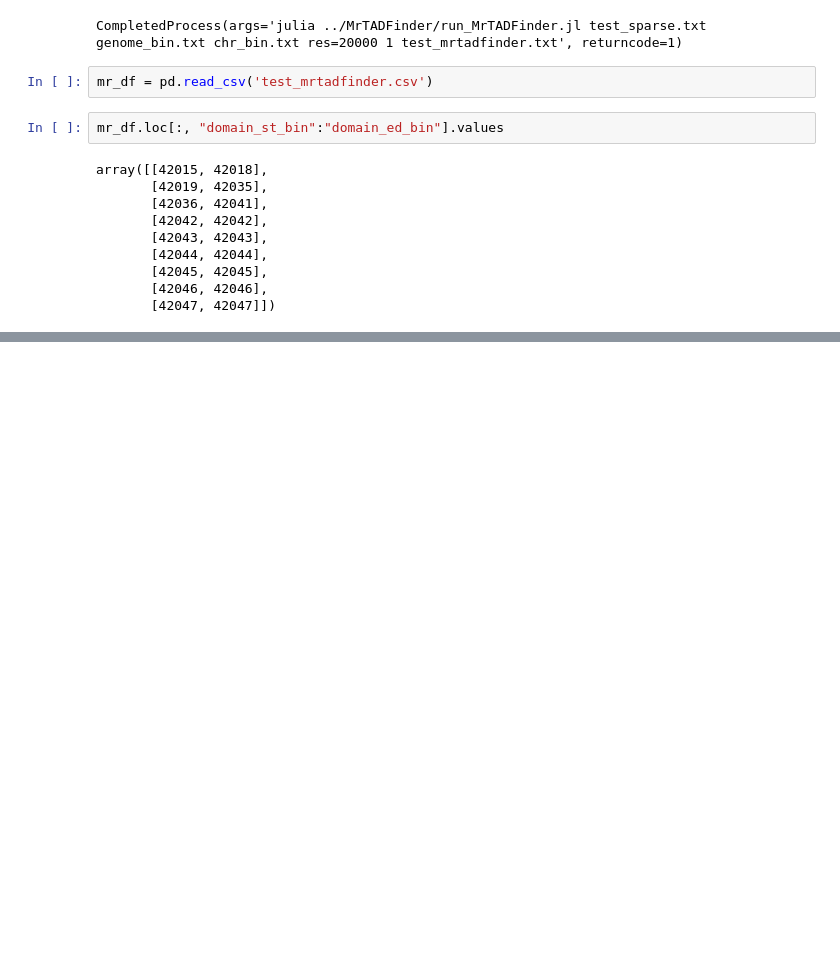
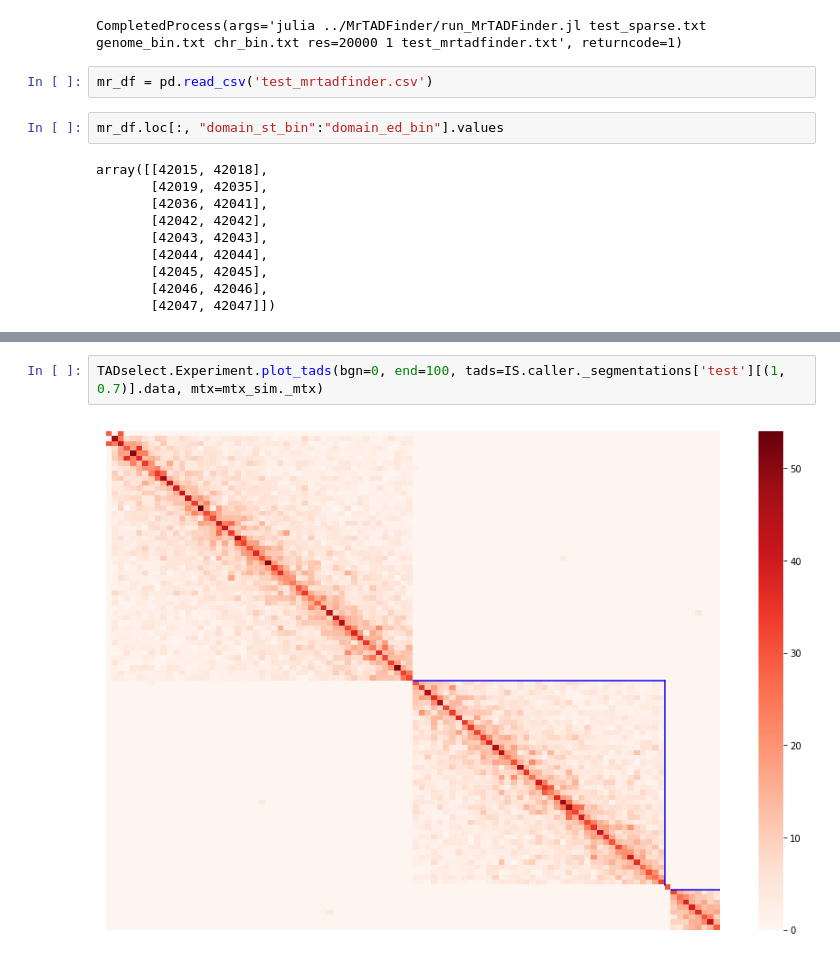
Before and after one commit to dmitrymyl/TADselect, a Jupyter notebook: examples/test.ipynb, the cells around one changed output, grey strips where cells are left out. Cells and saved outputs as stored; diff of their text form; blank space fills up the shorter version.

```diff
--- a/examples/test.ipynb
+++ b/examples/test.ipynb
@@ -750,0 +128,4 @@ plt.plot(kernel(points))
+# %%
+TADselect.Experiment.plot_tads(bgn=0, end=100, tads=IS.caller._segmentations['test'][(1, 0.7)].data, mtx=mtx_sim._mtx)
+# %% [output]
+[figure, added]
```
Also changed, not shown: parts of 78 cells of this notebook, 4 other files.
